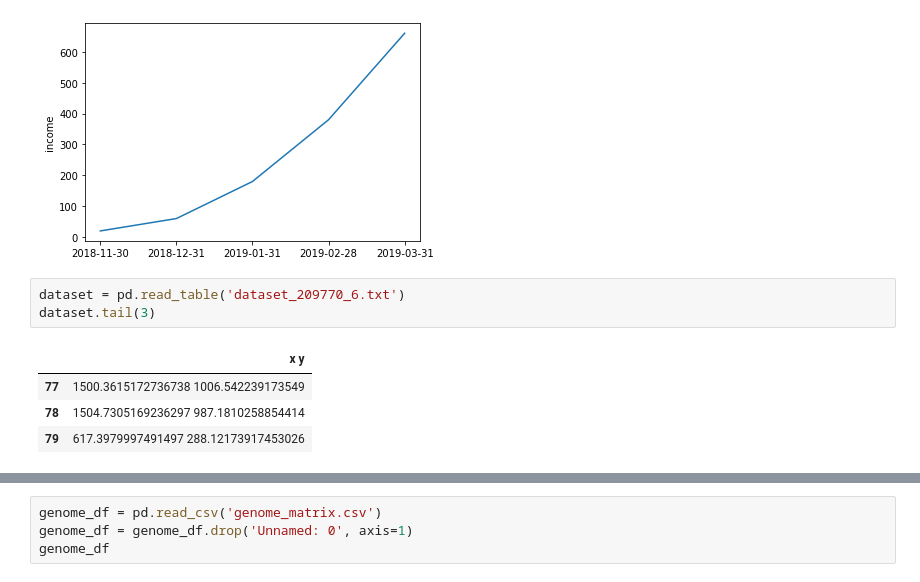
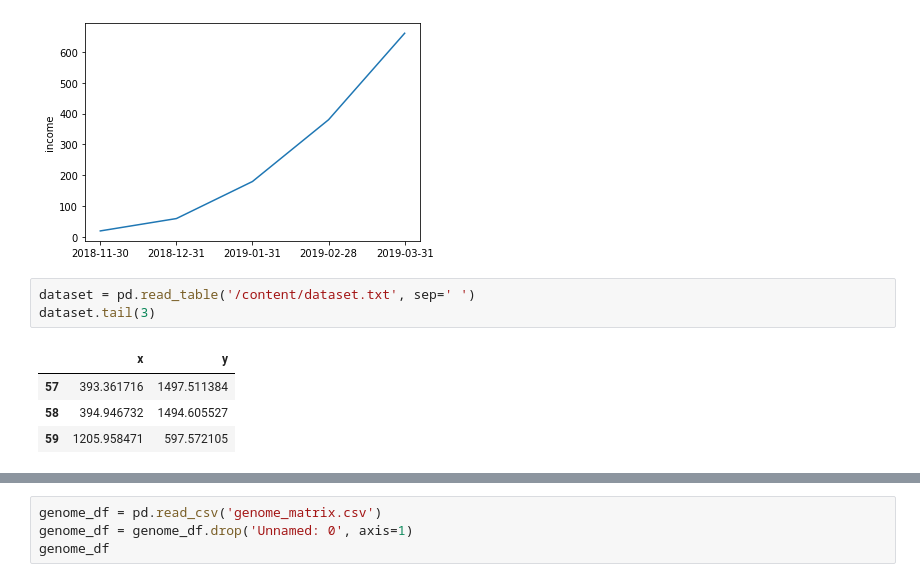
Before and after one commit to anatolii-kandiuk/research_students_df, a Jupyter notebook: research_df.ipynb, the cells around one changed output, grey strips where cells are left out. Cells and saved outputs as stored; diff of their text form.

```diff
--- a/research_df.ipynb
+++ b/research_df.ipynb
@@ -283,10 +283,10 @@ sns.lineplot(x=income_df.index, y=income_df.income)
 <matplotlib.axes._subplots.AxesSubplot at 0x...>
 [figure]
 # %%
-dataset = pd.read_table('dataset_209770_6.txt')
+dataset = pd.read_table('/content/dataset.txt', sep=' ')
 dataset.tail(3)
 # %% [output]
-|  | x y |
-| 77 | 1500.3615172736738 1006.542239173549 |
-| 78 | 1504.7305169236297 987.1810258854414 |
-| 79 | 617.3979997491497 288.12173917453026 |
+|  | x | y |
+| 57 | 393.361716 | 1497.511384 |
+| 58 | 394.946732 | 1494.605527 |
+| 59 | 1205.958471 | 597.572105 |
```
Also changed, not shown: parts of 7 cells of this notebook.
